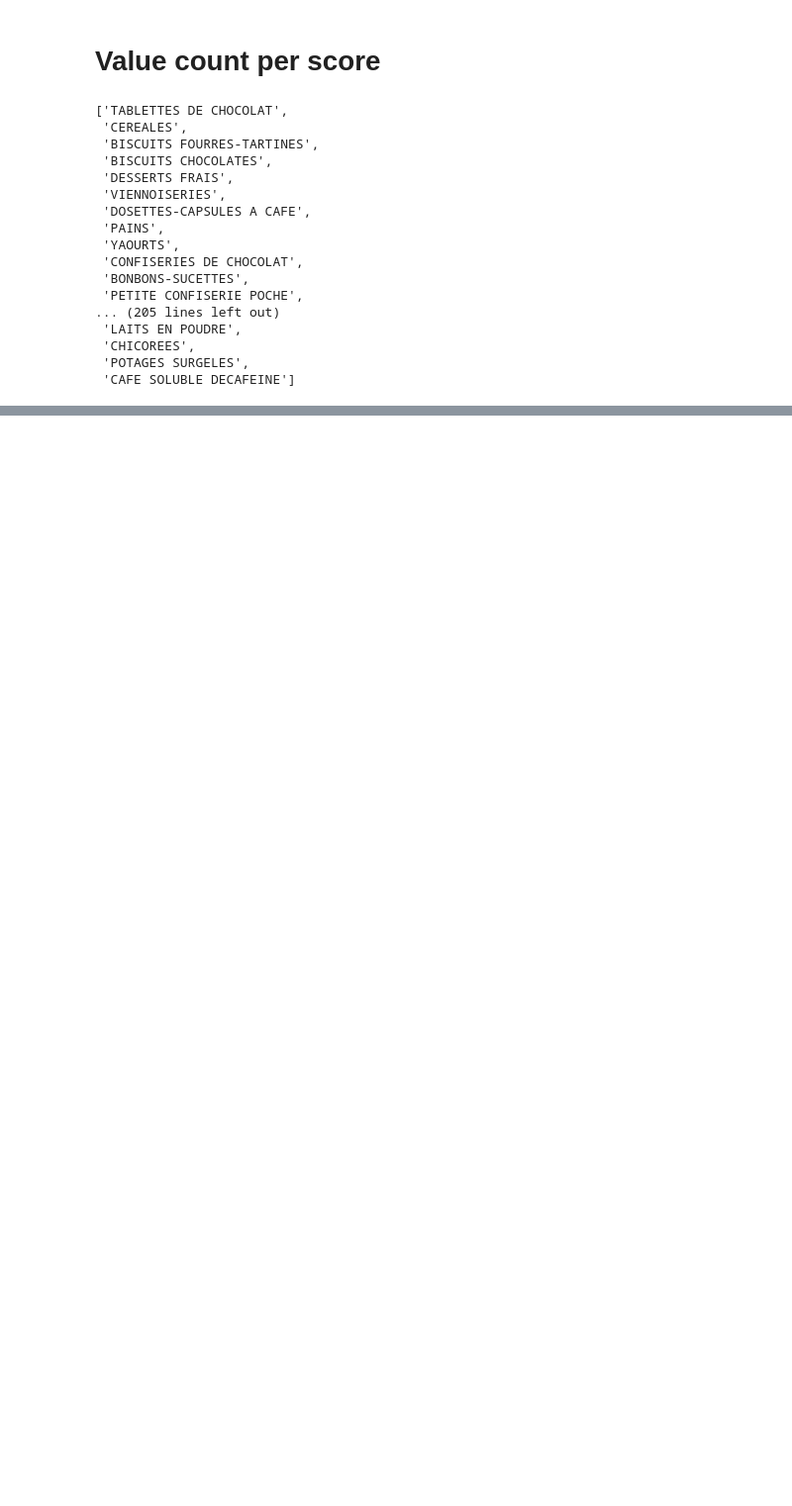
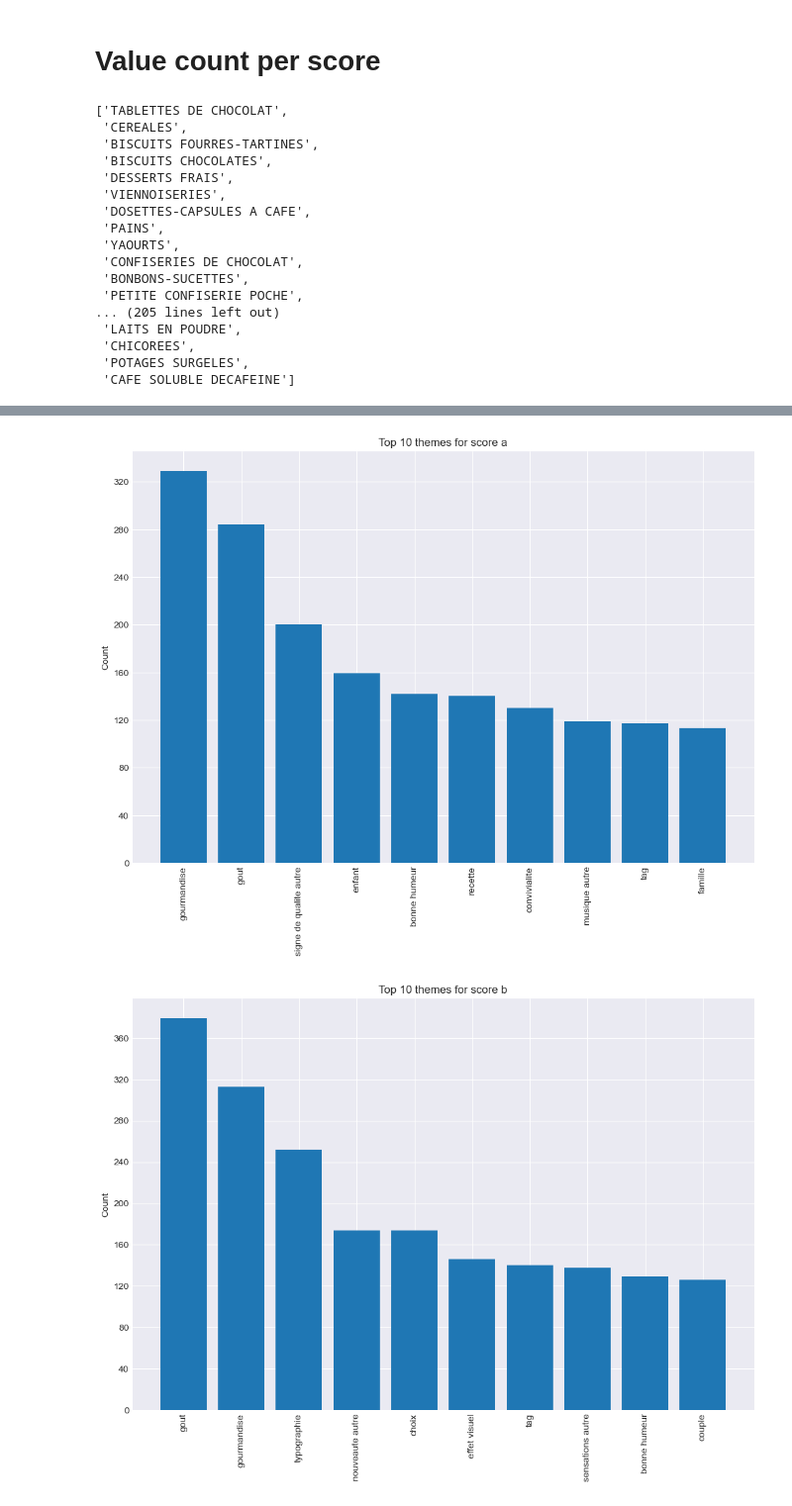
Before and after one commit to Thibroll/arcom, a Jupyter notebook: 2b_off_arcom_db_nutriscore_lime.ipynb, the cells around one changed output, grey strips where cells are left out. Shown: that part at 99% size. Cells and saved outputs as stored; diff of their text form; code cells hidden in the pictures; blank space fills up the shorter version.

```diff
--- a/2b_off_arcom_db_nutriscore_lime.ipynb
+++ b/2b_off_arcom_db_nutriscore_lime.ipynb
@@ -12,6 +24,8 @@ import plotly.express as px
 # %%
 arcom_df = pd.read_csv('data/cross_arcom_off/arcom_data_with_nutriscore.csv')
 arcom_df['clean_script'] = [ast.literal_eval(script) for script in arcom_df['clean_script']]
+# %%
+score_list = ['a', 'b', 'c', 'd', 'e']
 # %%
 def clean_themes(themes):
     if type(themes) == str:
@@ -139,0 +162,8 @@ freq_dist_themes = FreqDist(arcom_df['clean_theme'].explode())
+# %%
+for score in score_list:
+    sub_df = arcom_df[arcom_df['nutriscore_inferred'] == score]
+    sub_freq_dist = FreqDist(sub_df['clean_theme'].explode())
+    viz.visualize_top_10(sub_freq_dist, f"Top 10 themes for score {score}")
+# %% [output]
+[figure, added]
+[figure, added]
```
Also changed, not shown: parts of 58 cells of this notebook, 11 other files.
